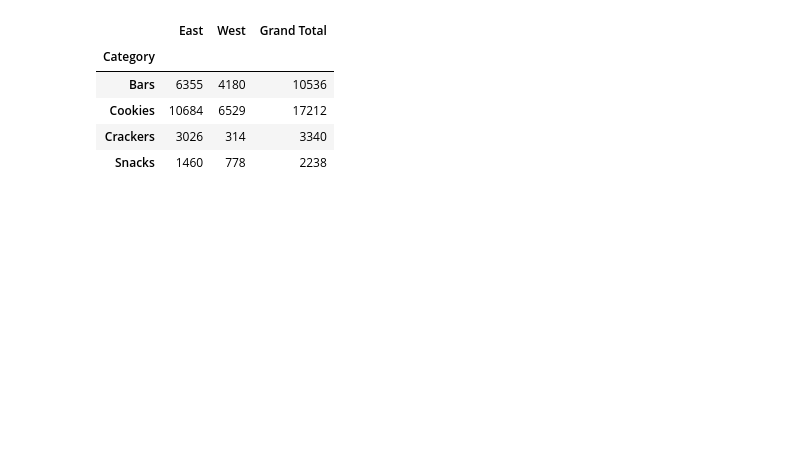
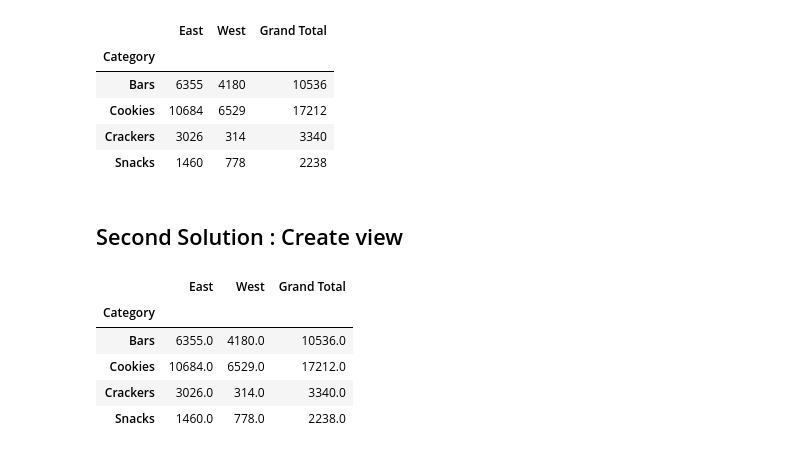
Before and after one commit to patcharaponmai/CORALINE_Data_Engineer, a Jupyter notebook: Take_Home_Coraline_test.ipynb, the cells around one changed output. Saved outputs shown, nothing was run; the diff lists cells and outputs as text; code cells hidden in the pictures; blank space fills up the shorter version.

```diff
--- a/Take_Home_Coraline_test.ipynb
+++ b/Take_Home_Coraline_test.ipynb
@@ -465,3 +467,41 @@ result_df
 # Close connection
 cur.close()
 conn.close()
+# %% [markdown]
+## Second Solution : Create view
+# %%
+# ทำการเปิด connection อีกครั้ง
+conn = create_connection(DATABASE, USER, PASSWORD)
+cur = conn.cursor()
+
+NEW_TABLE_2 = 'cat_reg_2'
+
+# ทำการสร้าง drop table ก่อนทุกครั้งเพื่อให้มั่นใจว่า table นี้ยังไม่เคยถูกสร้างมาก่อน
+cur.execute(f"DROP VIEW IF EXISTS {NEW_TABLE_2}")
+conn.commit()
+
+# ทำการสร้าง table โดย datatype ในแต่ละ column ผมสมมุติให้ค่าเป็น integer โดยอ้างอิงจาก instruction ที่ให้มาครับ
+QUERY_CREAT_NEW_TBL_2 = f""" CREATE VIEW {NEW_TABLE_2} AS
+  SELECT DISTINCT(Category) as Category,
+  ROUND(SUM(CASE WHEN Region = 'East' THEN TotalPrice ELSE 0 END)) as East,
+  ROUND(SUM(CASE WHEN Region = 'West' THEN TotalPrice ELSE 0 END)) as West,
+  ROUND(SUM(TotalPrice)) as "Grand Total"
+  FROM {TABLE_NAME}
+  GROUP BY Category
+"""
+cur.execute(QUERY_CREAT_NEW_TBL_2)
+conn.commit()
+# %%
+cur.execute(f" SELECT * FROM {NEW_TABLE_2} LIMIT 5")
+result_2 = cur.fetchall()
+columns = ['Category', 'East', 'West', 'Grand Total']
+result_df_2 = pd.DataFrame(result_2, columns=columns)
+result_df_2 = result_df_2.set_index('Category')
+result_df_2
+# %% [output]
+|  | East | West | Grand Total |
+| Category |  |  |  |
+| Bars | 6355.0 | 4180.0 | 10536.0 |
+| Cookies | 10684.0 | 6529.0 | 17212.0 |
+| Crackers | 3026.0 | 314.0 | 3340.0 |
+| Snacks | 1460.0 | 778.0 | 2238.0 |
```
Also changed, not shown: parts of 6 cells of this notebook.
